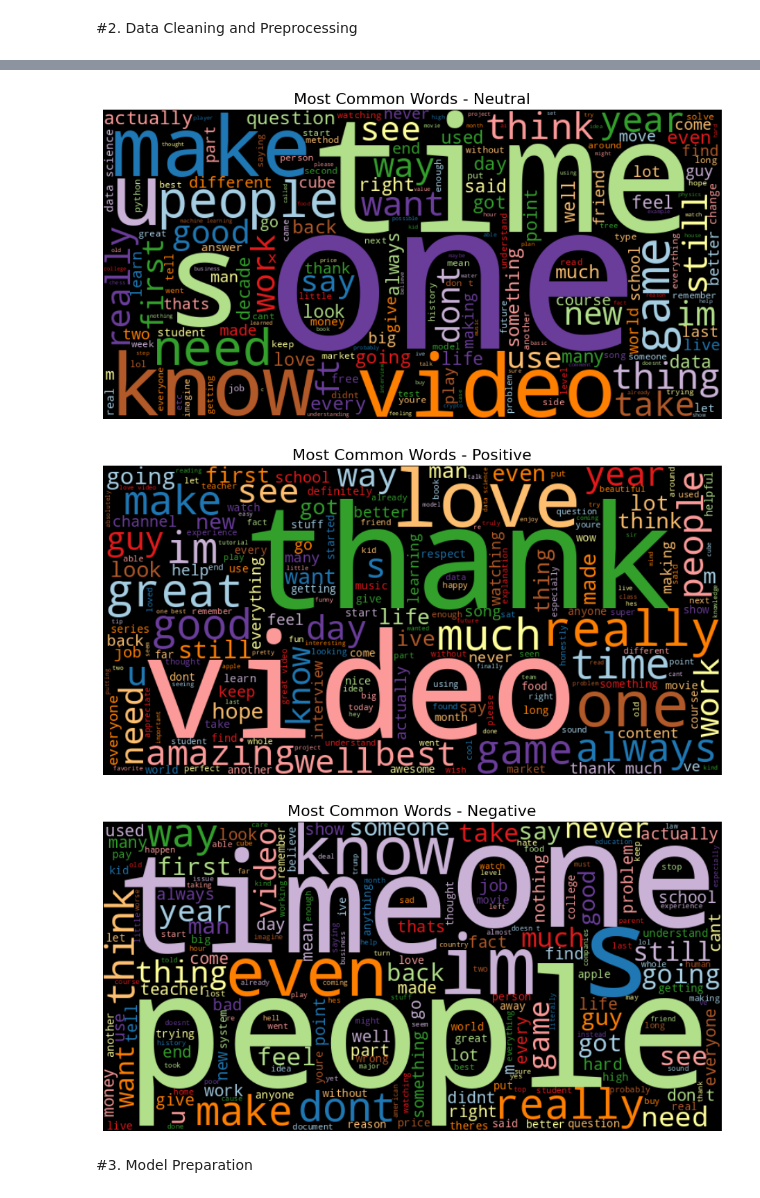
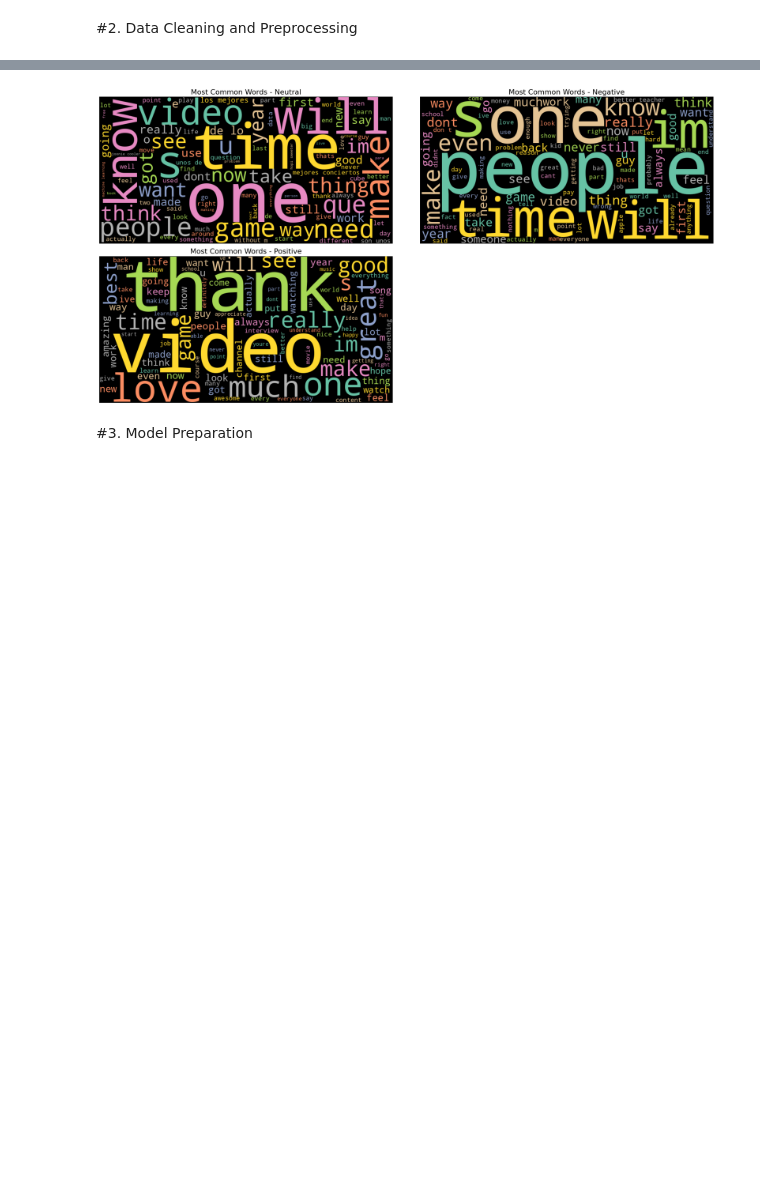
Before and after one commit to Malik22G/Thesis, a Jupyter notebook: modelComparison.ipynb, the cells around one changed output, grey strips where cells are left out. Cells and saved outputs as stored; diff of their text form; code cells hidden in the pictures; blank space fills up the shorter version.

```diff
--- a/modelComparison.ipynb
+++ b/modelComparison.ipynb
@@ -39,10 +49,11 @@ Dataset shape: (18408, 2)
 #2. Data Cleaning and Preprocessing
 # %%
 # 2.1 Remove NaN values
-print("Before dropping NaNs and duplicates:", df.shape)
+print("Before dropping NaNs", df.shape)
 df.dropna(inplace=True)
-df.drop_duplicates(inplace=True)
-print("After dropping NaNs and duplicates:", df.shape)
+print("After dropping NaNs", df.shape)
+
+
 
 # 2.2 Filter out non-English comments using langdetect
 
@@ -144,4 +140,5 @@ plt.show()
 # %%
+df['comment_length'] = df['Comment'].str.len()
 plt.figure(figsize=(6, 4))
 sns.histplot(df[df['comment_length'] < 300]['comment_length'], bins=30, kde=True)
 plt.title("Comment Length Distribution (Filtered < 300 chars)")
@@ -153,35 +150,32 @@ plt.show()
 # %%
 from wordcloud import WordCloud
 import matplotlib.pyplot as plt
 
-# Custom colors and background
-wordcloud_config = {
-      "width": 800,
-    "height": 400,
-    "background_color": "black",
-    "colormap": "Paired",
-
+config = {
+    'width': 800,
+    'height': 400,
+    'background_color': 'black',
+    'colormap': 'Set2',
+    'max_words': 100
 }
 
-# Loop over each sentiment
-for sentiment in df['Sentiment'].unique():
-    # Combine all comments for this sentiment
-    text = " ".join(df[df['Sentiment'] == sentiment]['Comment'].dropna().astype(str).values)
+sentiments = df['Sentiment'].unique()
+fig, axes = plt.subplots(2, 2, figsize=(20, 10))
+axes = axes.flatten()
 
-    # Generate word cloud
-    wordcloud = WordCloud(**wordcloud_config).generate(text)
+for i, sentiment in enumerate(sentiments):
+    text = " ".join(df[df['Sentiment'] == sentiment]['Comment'].dropna().astype(str))
+    wc = WordCloud(**config).generate(text)
+    axes[i].imshow(wc, interpolation='bilinear')
+    axes[i].set_title(f"Most Common Words - {sentiment.capitalize()}", fontsize=16, color='black')
+    axes[i].axis('off')
 
-    # Plot
-    plt.figure(figsize=(10, 5))
-    plt.imshow(wordcloud, interpolation='bilinear')
-    plt.axis('off')
-    plt.title(f"Most Common Words - {sentiment.capitalize()}", fontsize=16, color='Black')
-    plt.tight_layout()
-    plt.show()
+axes[3].axis('off')
+
+plt.tight_layout()
+plt.show()
 # %% [output]
-[figure, old version]
+[figure, new version]
-[figure, removed]
-[figure, removed]
 # %% [markdown]
 #3. Model Preparation
 # %%
```
Also changed, not shown: parts of 21 cells of this notebook, 6 other files.
